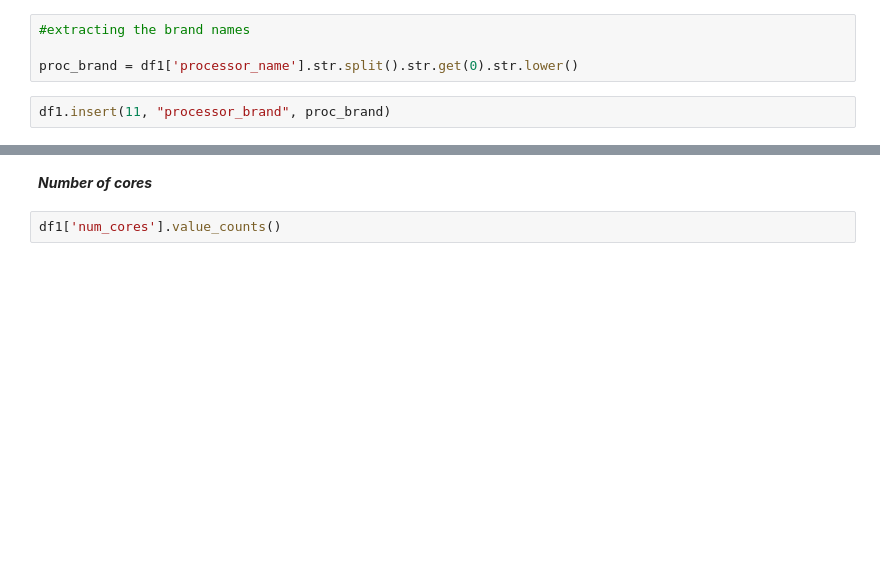
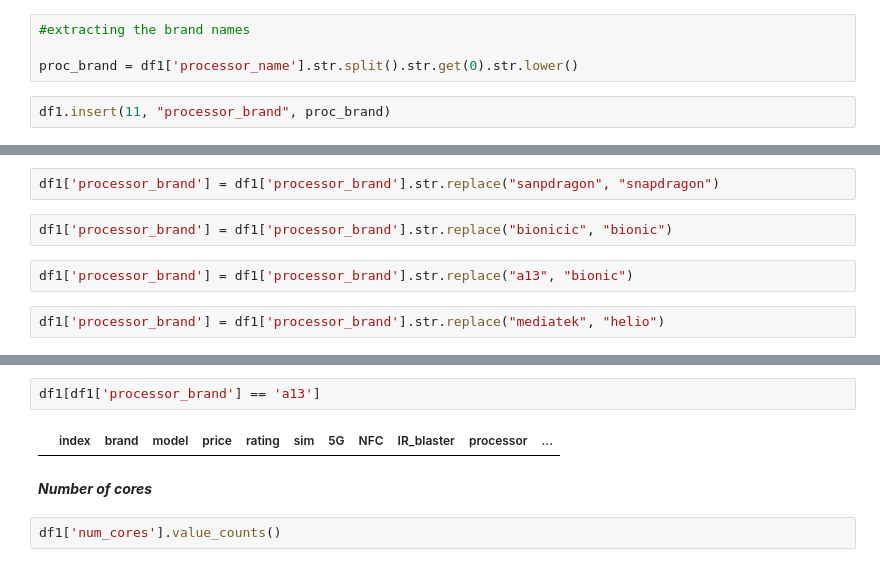
Before and after one commit to NityaVerma19/Data-Cleaning-Smartphone-Dataset, a Jupyter notebook: data-cleaning.ipynb, the cells around one changed output, grey strips where cells are left out. Cells and saved outputs as stored; diff of their text form; blank space fills up the shorter version.

Commit message:
processor brand eda

```diff
--- a/data-cleaning.ipynb
+++ b/data-cleaning.ipynb
@@ -626,0 +652,8 @@ df1.insert(11, "processor_brand", proc_brand)
+# %%
+df1['processor_brand'] = df1['processor_brand'].str.replace("sanpdragon", "snapdragon")
+# %%
+df1['processor_brand'] = df1['processor_brand'].str.replace("bionicic", "bionic")
+# %%
+df1['processor_brand'] = df1['processor_brand'].str.replace("a13", "bionic")
+# %%
+df1['processor_brand'] = df1['processor_brand'].str.replace("mediatek", "helio")
@@ -627,3 +679,7 @@ df1.insert(11, "processor_brand", proc_brand)
+# %%
+df1[df1['processor_brand'] == 'a13']
+# %% [output]
+|  | index | brand | model | price | rating | sim | 5G | NFC | IR_blaster | processor | ... |
 # %% [markdown]
 ***Number of cores***
 # %%
```
Also changed, not shown: parts of 7 cells of this notebook.
